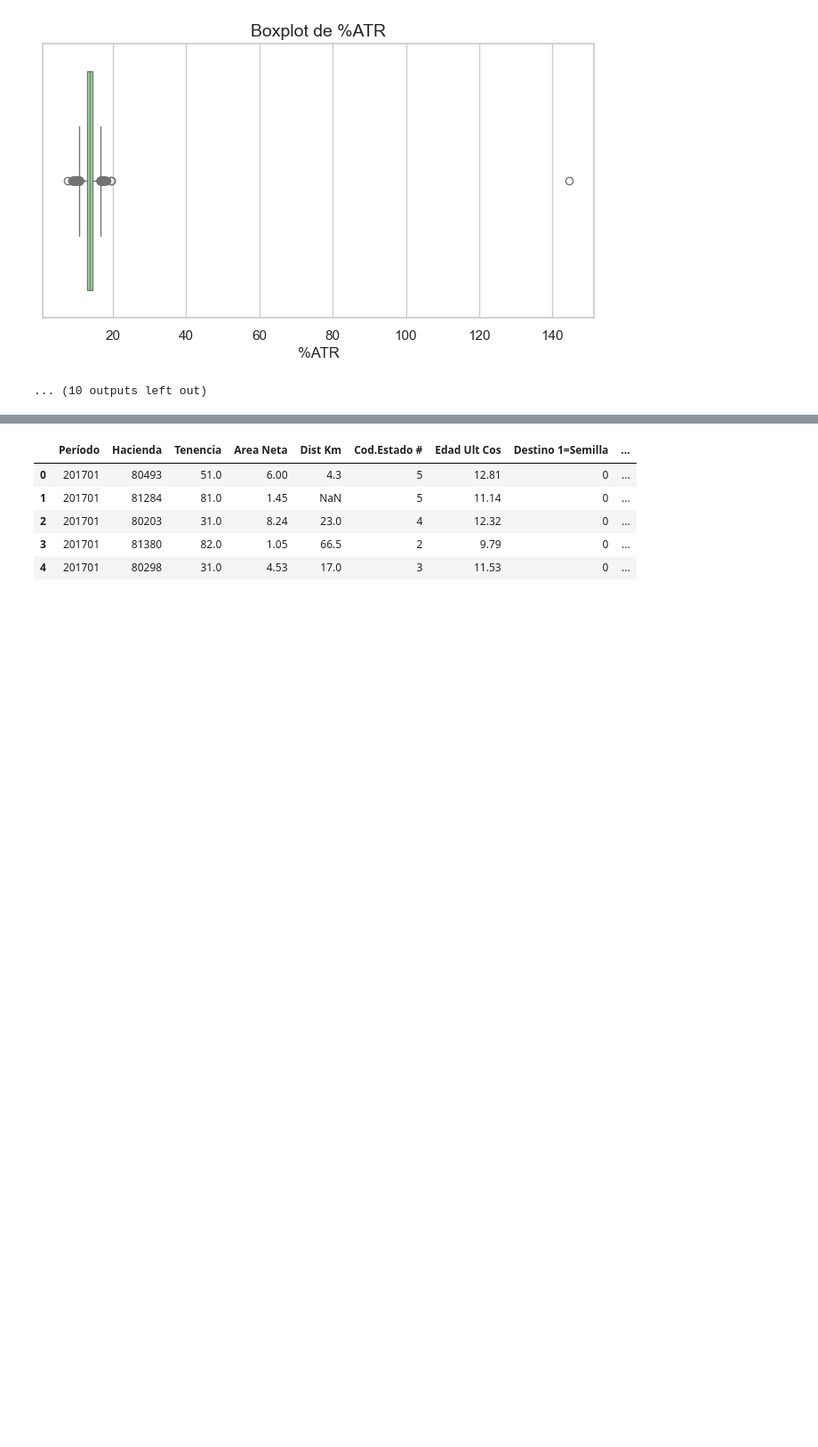
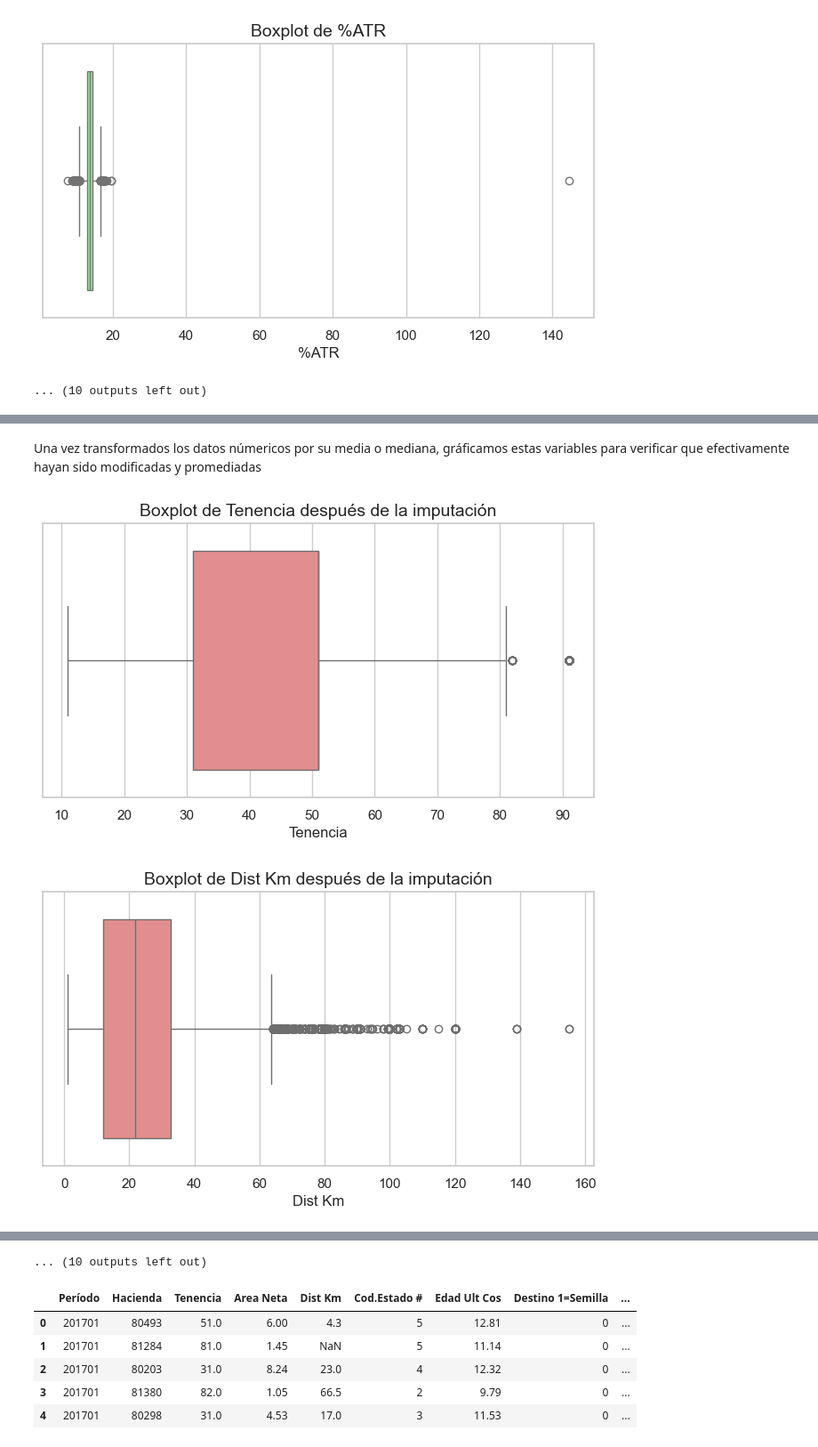
Before and after one commit to CarolBonilla/Predicci-n-Industria-Az-carera, a Jupyter notebook: TallerFinal.ipynb, the cells around one changed output, grey strips where cells are left out. Shown at 89% size. Drawn from its saved outputs; the diff is of its cells as text; code cells hidden in the pictures; blank space fills up the shorter version.

```diff
--- a/TallerFinal.ipynb
+++ b/TallerFinal.ipynb
@@ -223,0 +311,16 @@ for col in columns_nulos:
+# %% [markdown]
+Una vez transformados los datos númericos por su media o mediana, gráficamos estas variables para verificar que efectivamente hayan sido modificadas y promediadas
+# %%
+#Seleccionar las variables númericas relevantes
+vars_numericas = list(imputacion_dict.keys())
+
+#Generar boxplots para las variables
+for col in vars_numericas:
+    plt.figure(figsize=(8, 4))
+    sns.boxplot(x=df_historico_filtrado[col], color='lightcoral')
+    plt.title(f'Boxplot de {col} después de la imputación', fontsize=14)
+    plt.xlabel(col, fontsize=12)
+    plt.show()
+# %% [output]
+[figure, added]
+[figure, added]
@@ -224,3 +337,4 @@ for col in columns_nulos:
+... (10 outputs left out)
 # %%
 
 # Seleccionar únicamente las columnas numéricas del DataFrame df_historico
```
Also changed, not shown: parts of 6 cells of this notebook.
